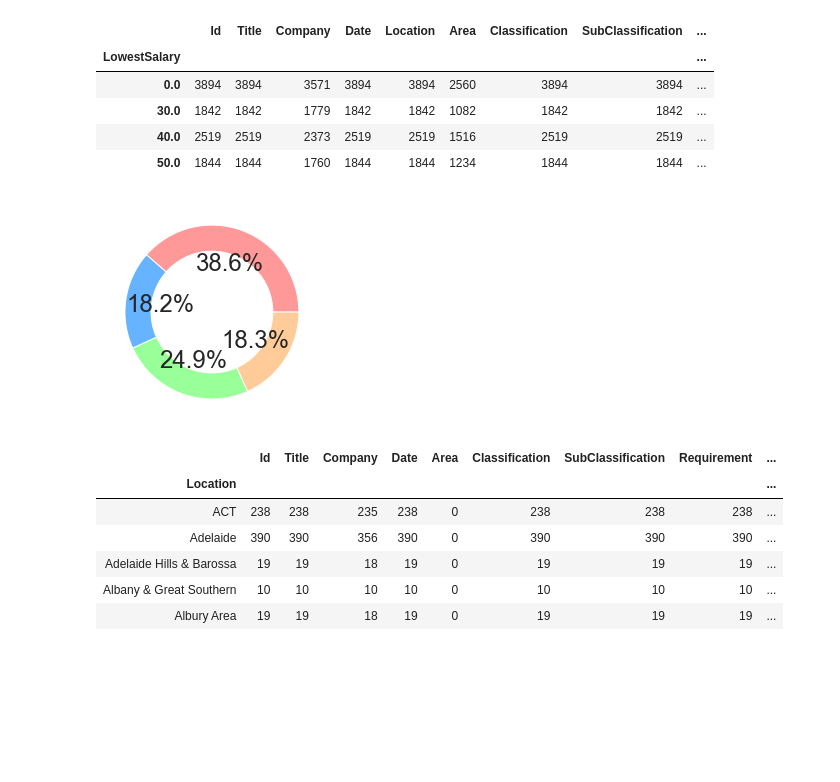
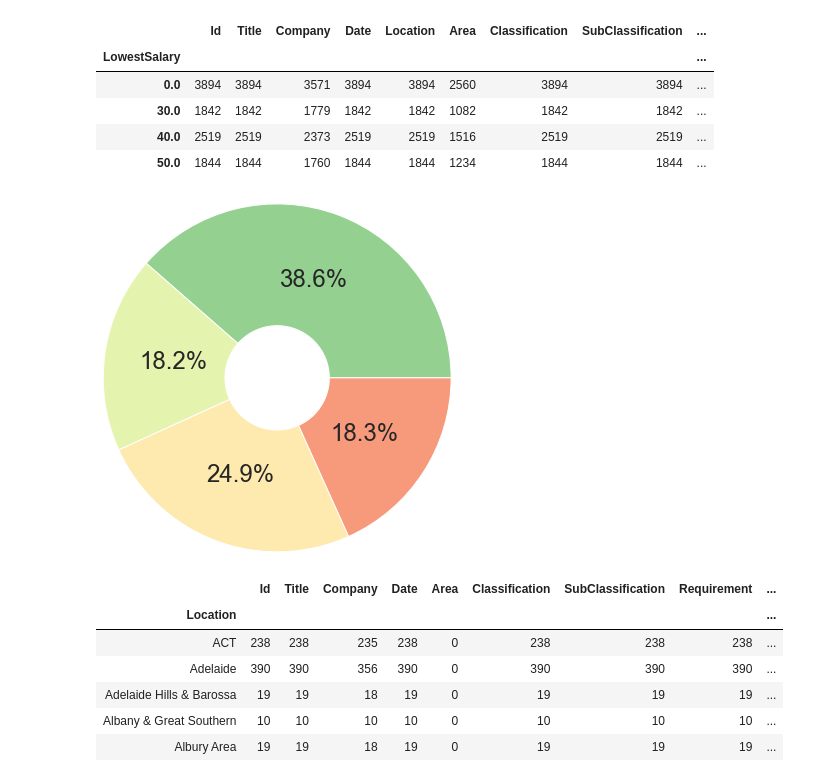
Before and after one commit to nspencerjackson/3803ICT, a Jupyter notebook: workshop_2/job-market-lab2-3803ict.ipynb, the cells around one changed output. Drawn from its saved outputs; the diff is of its cells as text; code cells hidden in the pictures; blank space fills up the shorter version.

```diff
--- a/workshop_2/job-market-lab2-3803ict.ipynb
+++ b/workshop_2/job-market-lab2-3803ict.ipynb
@@ -40,14 +40,14 @@ ls.head()
 # %%
 #salary ranges plot
 ls_pie = ls['Id']
 fig, ax = plt.subplots()
-colours = ['#ff9999','#66b3ff','#99ff99','#ffcc99']
-plt.pie(ls_pie, colors = colours, autopct = '%1.1f%%')
-circle = plt.Circle((0,0), 0.70, fc = 'white')
+colours = ['#94d191', '#e4f4ae','#fee9ae','#f7997b']
+plt.pie(ls_pie, colors = colours, autopct = '%1.1f%%', radius = 2)
+circle = plt.Circle((0,0), 0.60, fc = 'white')
 ax.add_patch(circle)
 plt.show()
 # %% [output]
-[figure, old version]
+[figure, new version]
 # %%
 locationDf = df[df['Location'].isna()==False]
 locationDf = locationDf.groupby('Location').count()
```
